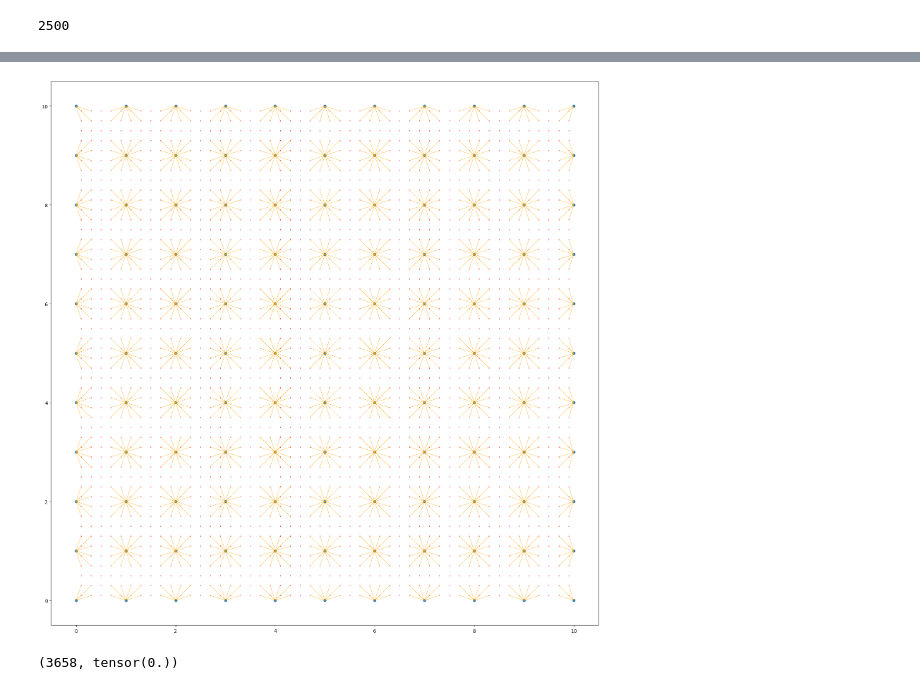
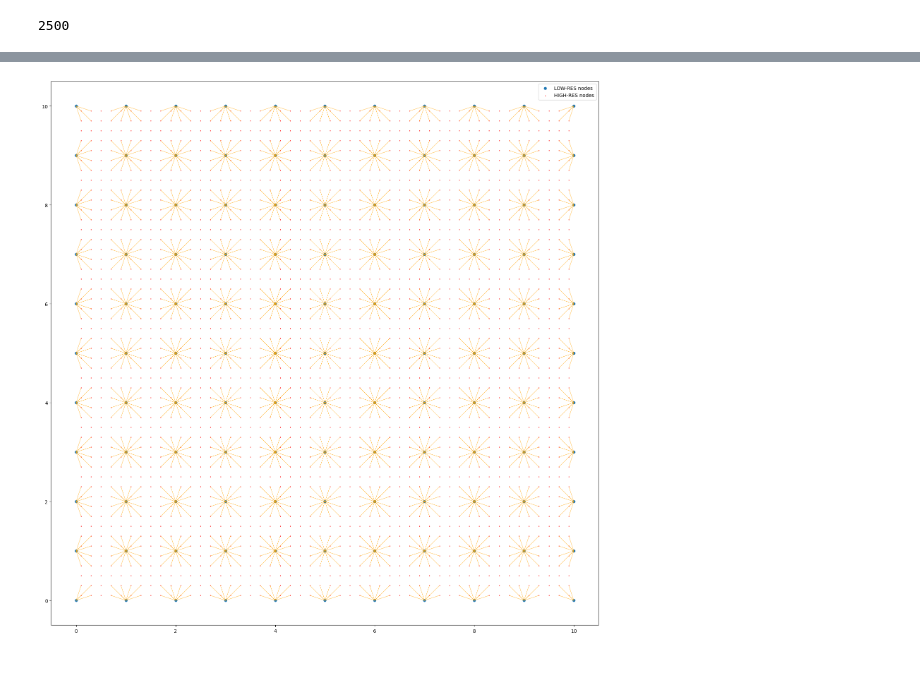
Before and after one commit to valebl/HiResPrecipNet, a Jupyter notebook: Scratch.ipynb, the cells around one changed output, grey strips where cells are left out. Drawn from its saved outputs; the diff is of its cells as text; code cells hidden in the pictures.

```diff
--- a/Scratch.ipynb
+++ b/Scratch.ipynb
@@ -71,6 +59,6 @@ tensor([ 0.,  1.,  2.,  3.,  4.,  5.,  6.,  7.,  8.,  9., 10.,  0.,  1.,  2.,
 # %%
-high_res_nodes = np.logical_and(np.in1d(x_highres_lowres_mesh.flatten(), x_highres_mesh.flatten()),
-                               np.in1d(y_highres_lowres_mesh.flatten(), y_highres_mesh.flatten()))
+high_res_nodes = np.logical_and(np.in1d(lon_low_high_mesh, lon_high_mesh),
+                               np.in1d(lat_low_high_mesh, lat_high_mesh))
 # %%
 high_res_nodes.sum()
 # %% [output]
@@ -165,31 +151,0 @@ edge_index_lowres_to_highres.shape
-# %%
-fig, ax = plt.subplots(figsize=(20,20))
-
-# for edge in edge_index_highres:
-#     n1 = edge[0]
-#     n2 = edge[1]
-#     ax.plot([x_highres_mesh.flatten()[n1], x_highres_mesh.flatten()[n2]], [y_highres_mesh.flatten()[n1],y_highres_mesh.flatten()[n2]],
-#             linewidth=0.1, c='grey')
-
-# for edge in edge_index_lowres:
-#     n1 = edge[0]
-#     n2 = edge[1]
-#     ax.plot([x_lowres_mesh.flatten()[n1], x_lowres_mesh.flatten()[n2]], [y_lowres_mesh.flatten()[n1],y_lowres_mesh.flatten()[n2]],
-#             linewidth=0.5, c='cyan')
-
-for edge in edge_index_lowres_to_highres:
-    n1 = edge[0]
-    n2 = edge[1]
-    ax.plot([x_highres_lowres_mesh.flatten()[n1], x_highres_lowres_mesh.flatten()[n2]],
-            [y_highres_lowres_mesh.flatten()[n1], y_highres_lowres_mesh.flatten()[n2]],
-            linewidth=0.5, c='orange')
-
-ax.scatter(x_lowres_mesh.flatten(), y_lowres_mesh.flatten(), s=25)
-ax.scatter(x_highres_mesh.flatten(), y_highres_mesh.flatten(), s=0.5, c='r')
-plt.show()
-# %% [output]
-[figure, removed]
-# %%
-n2, x_highres_lowres_mesh.flatten()[52]
-# %% [output]
-(3658, tensor(0.))
@@ -197,0 +152,17 @@ data['highres'].x =
+# %%
+fig, ax = plt.subplots(figsize=(20,20))
+
+for edge in edge_index_low2high:
+    n1 = edge[0]
+    n2 = edge[1]
+    #print([lon_low_high_mesh[n1], lon_low_high_mesh[n2]], [lat_low_high_mesh[n1], lat_low_high_mesh[n2]])
+    ax.plot([lon_low_high_mesh[n1], lon_low_high_mesh[n2]],
+            [lat_low_high_mesh[n1], lat_low_high_mesh[n2]],
+            linewidth=0.5, c='orange')
+
+ax.scatter(lon_low_mesh, lat_low_mesh, s=25, label="LOW-RES nodes")
+ax.scatter(lon_high_mesh, lat_high_mesh, s=0.5, c='r', label="HIGH-RES nodes")
+plt.legend()
+plt.show()
+# %% [output]
+[figure, added]
```
Also changed, not shown: parts of 17 cells of this notebook.
